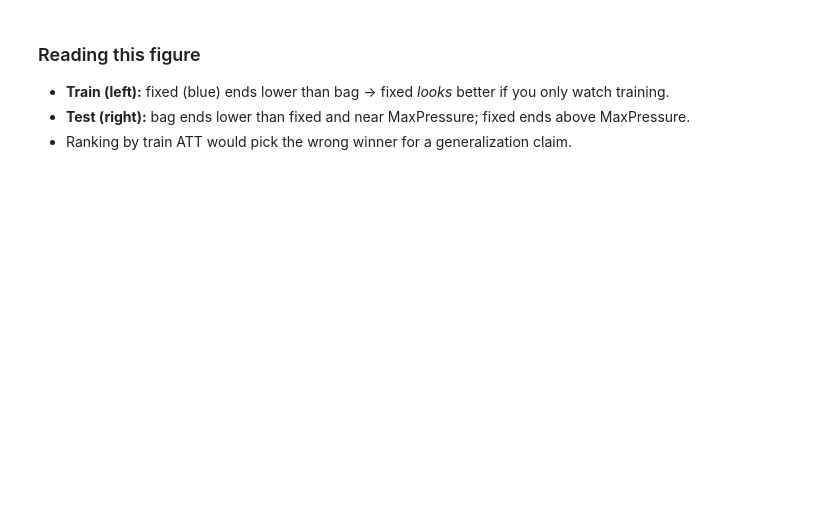
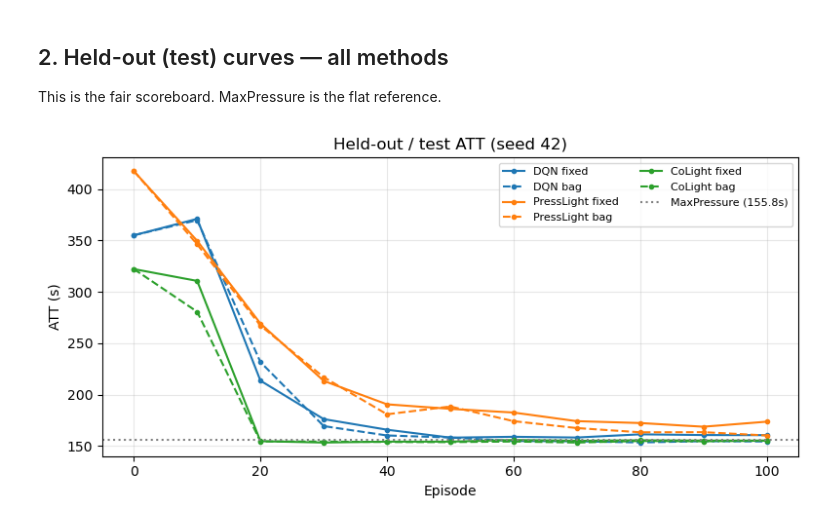
Before and after one commit to sal0-h/LibSignal, a Jupyter notebook: result_analysis/demand_bag_1200_dqn.ipynb, the cells around one changed output. Cells and saved outputs as stored; diff of their text form; code cells hidden in the pictures; blank space fills up the shorter version.

```diff
--- a/result_analysis/demand_bag_1200_dqn.ipynb
+++ b/result_analysis/demand_bag_1200_dqn.ipynb
@@ -110,33 +108,28 @@ Left = practice score. Right = generalization score (+ MaxPressure reference).
+# %% [markdown]
+## 2. Held-out (test) curves — all methods
+
+This is the fair scoreboard. MaxPressure is the flat reference.
 # %%
-fig, axes = plt.subplots(1, 2, figsize=(11, 4), sharey=True)
+fig, ax = plt.subplots(figsize=(8, 4))
 style = {
-    ('fixed', 42): dict(color='C0', ls='-', label='fixed seed 42'),
-    ('fixed', 43): dict(color='C0', ls='--', label='fixed seed 43'),
-    ('bag', 42): dict(color='C1', ls='-', label='bag seed 42'),
-    ('bag', 43): dict(color='C1', ls='--', label='bag seed 43'),
+    ('DQN', 'fixed'): dict(color='C0', ls='-'),
+    ('DQN', 'bag'): dict(color='C0', ls='--'),
+    ('PressLight', 'fixed'): dict(color='C1', ls='-'),
+    ('PressLight', 'bag'): dict(color='C1', ls='--'),
+    ('CoLight', 'fixed'): dict(color='C2', ls='-'),
+    ('CoLight', 'bag'): dict(color='C2', ls='--'),
 }
-for key, kw in style.items():
-    cond, seed = key
-    tr = train[(train.condition == cond) & (train.seed == seed)]
-    te = heldout[(heldout.condition == cond) & (heldout.seed == seed)]
-    axes[0].plot(tr.episode, tr.travel_time, **kw)
-    axes[1].plot(te.episode, te.travel_time, **kw)
+for (agent, condition), kw in style.items():
+    te = heldout[(heldout.agent == agent) & (heldout.condition == condition) & (heldout.seed == 42)]
+    ax.plot(te.episode, te.travel_time, marker='o', ms=3, label=f'{agent} {condition}', **kw)
 
-axes[1].axhline(MP_TEST_ATT, color='gray', ls=':', lw=1.5,
-                label=f'MaxPressure test ({MP_TEST_ATT:.1f}s)')
-
-axes[0].set_title('Train ATT (all DQN runs)')
-axes[1].set_title('Test / held-out ATT (DQN + MaxPressure)')
-for ax in axes:
-    ax.set_xlabel('Episode')
-    ax.set_ylabel('Average travel time (s)')
-    ax.grid(True, alpha=0.3)
-    ax.legend(fontsize=8)
+ax.axhline(MP_TEST_ATT, color='gray', ls=':', lw=1.5, label=f'MaxPressure ({MP_TEST_ATT:.1f}s)')
+ax.set_title('Held-out / test ATT (seed 42)')
+ax.set_xlabel('Episode')
+ax.set_ylabel('ATT (s)')
+ax.grid(True, alpha=0.3)
+ax.legend(fontsize=8, ncol=2)
 fig.tight_layout()
 plt.show()
+# %% [output]
+[figure, added]
-# %% [markdown]
-### Reading this figure
-
-- **Train (left):** fixed (blue) ends lower than bag → fixed *looks* better if you only watch training.
-- **Test (right):** bag ends lower than fixed and near MaxPressure; fixed ends above MaxPressure.
-- Ranking by train ATT would pick the wrong winner for a generalization claim.
```
Also changed, not shown: parts of 15 cells of this notebook.
